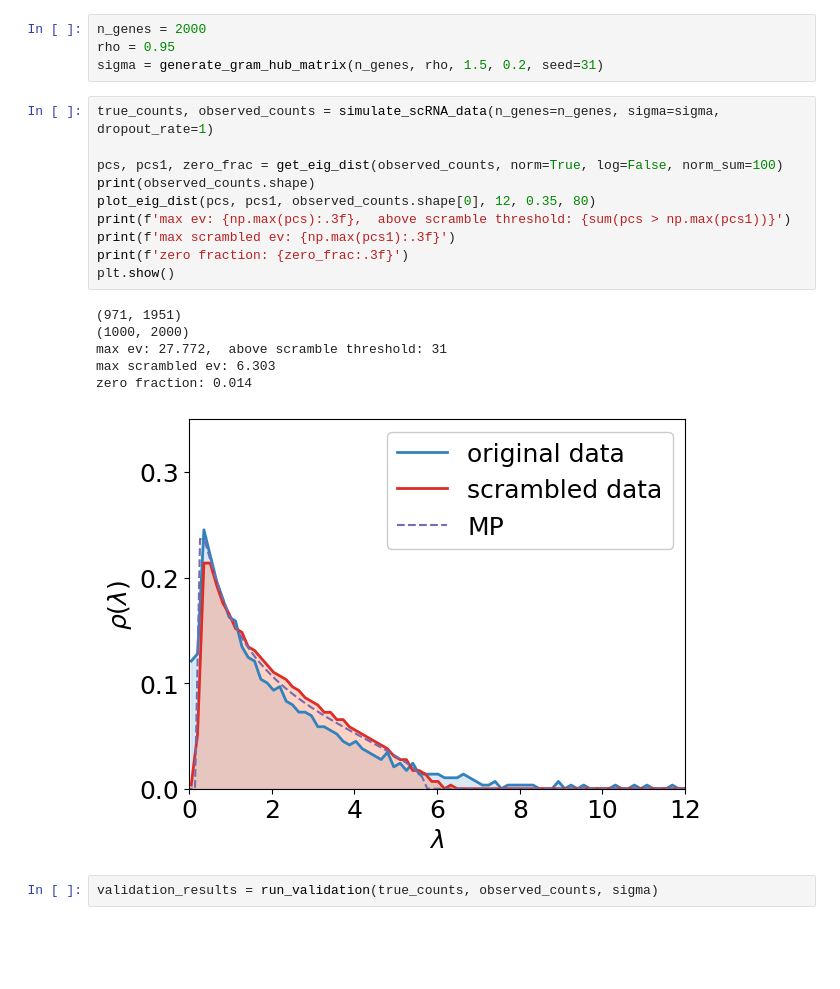
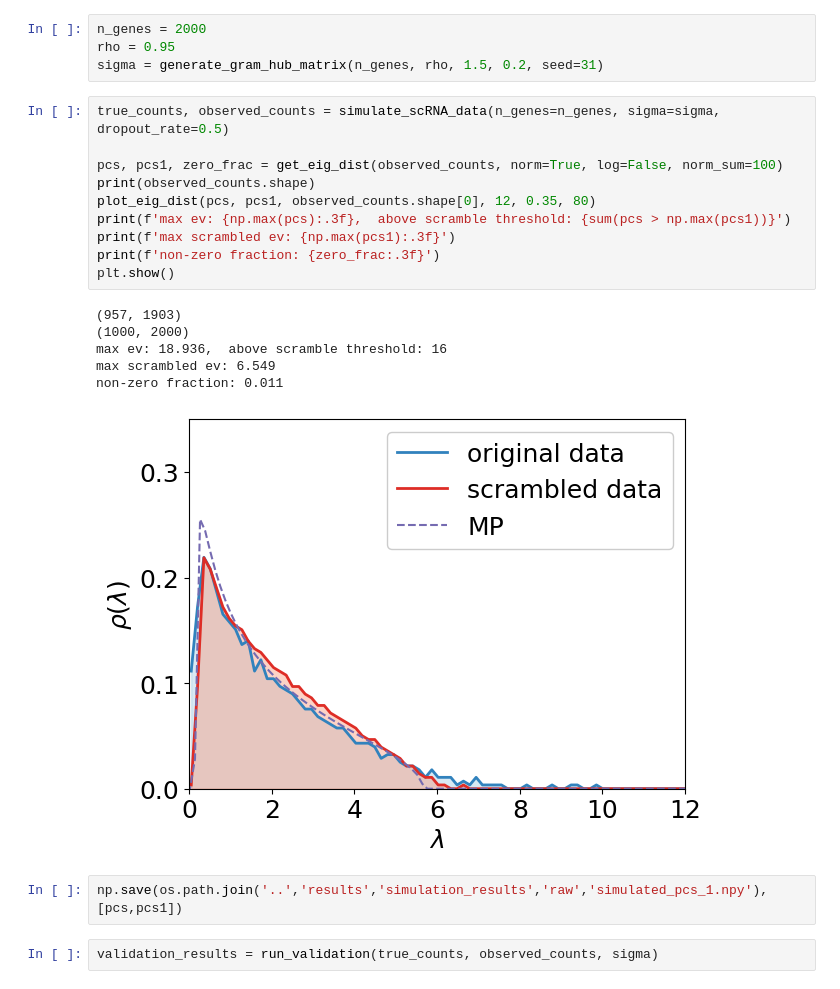
Before and after one commit to alongutf/manuscript_reviews, a Jupyter notebook: scripts/simulated_data.ipynb, the cells around one changed output. Saved outputs shown, nothing was run; the diff lists cells and outputs as text; blank space fills up the shorter version.

```diff
--- a/scripts/simulated_data.ipynb
+++ b/scripts/simulated_data.ipynb
@@ -27,22 +27,24 @@ n_genes = 2000
 rho = 0.95
 sigma = generate_gram_hub_matrix(n_genes, rho, 1.5, 0.2, seed=31)
 # %%
-true_counts, observed_counts = simulate_scRNA_data(n_genes=n_genes, sigma=sigma, dropout_rate=1)
+true_counts, observed_counts = simulate_scRNA_data(n_genes=n_genes, sigma=sigma, dropout_rate=0.5)
 
 pcs, pcs1, zero_frac = get_eig_dist(observed_counts, norm=True, log=False, norm_sum=100)
 print(observed_counts.shape)
 plot_eig_dist(pcs, pcs1, observed_counts.shape[0], 12, 0.35, 80)
 print(f'max ev: {np.max(pcs):.3f},  above scramble threshold: {sum(pcs > np.max(pcs1))}')
 print(f'max scrambled ev: {np.max(pcs1):.3f}')
-print(f'zero fraction: {zero_frac:.3f}')
+print(f'non-zero fraction: {zero_frac:.3f}')
 plt.show()
 # %% [output]
-(971, 1951)
+(957, 1903)
 (1000, 2000)
-max ev: 27.772,  above scramble threshold: 31
-max scrambled ev: 6.303
-zero fraction: 0.014
+max ev: 18.936,  above scramble threshold: 16
+max scrambled ev: 6.549
+non-zero fraction: 0.011
-[figure, old version]
+[figure, new version]
+# %%
+np.save(os.path.join('..','results','simulation_results','raw','simulated_pcs_1.npy'),[pcs,pcs1])
 # %%
 validation_results = run_validation(true_counts, observed_counts, sigma)
 # %% [output]
```
Also changed, not shown: parts of 1 cell of this notebook, 8 other files.
